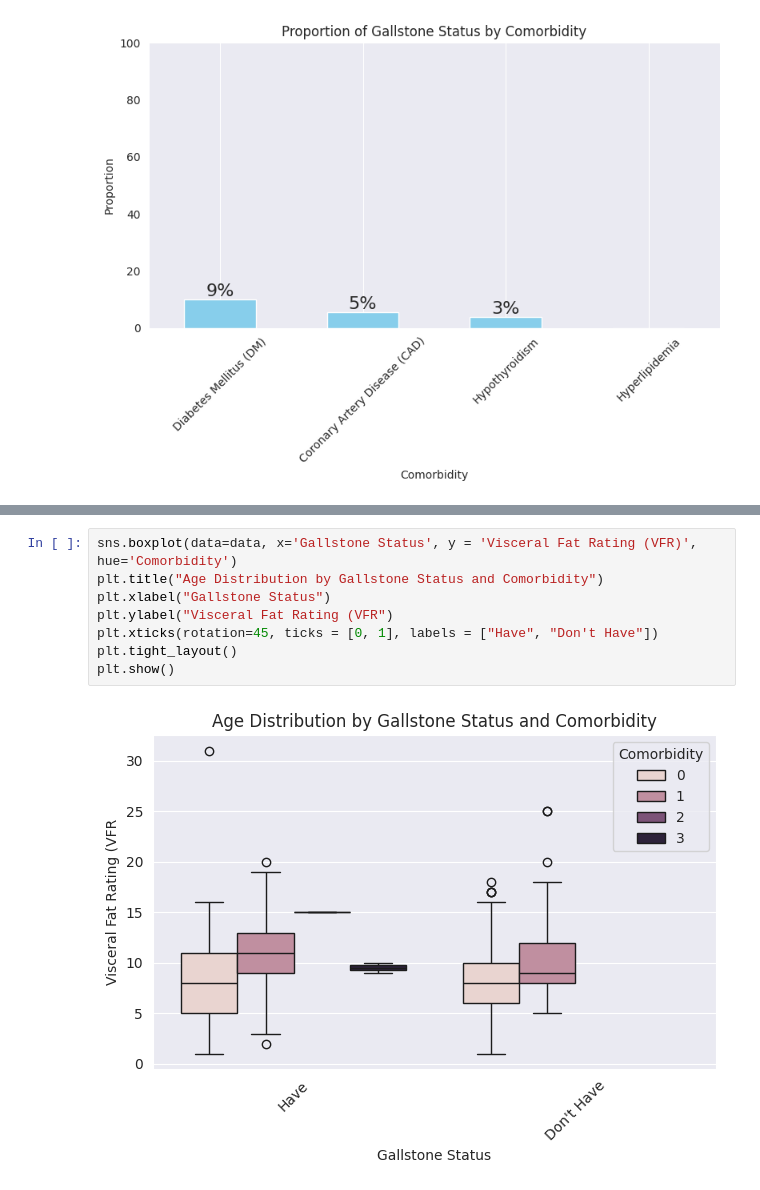
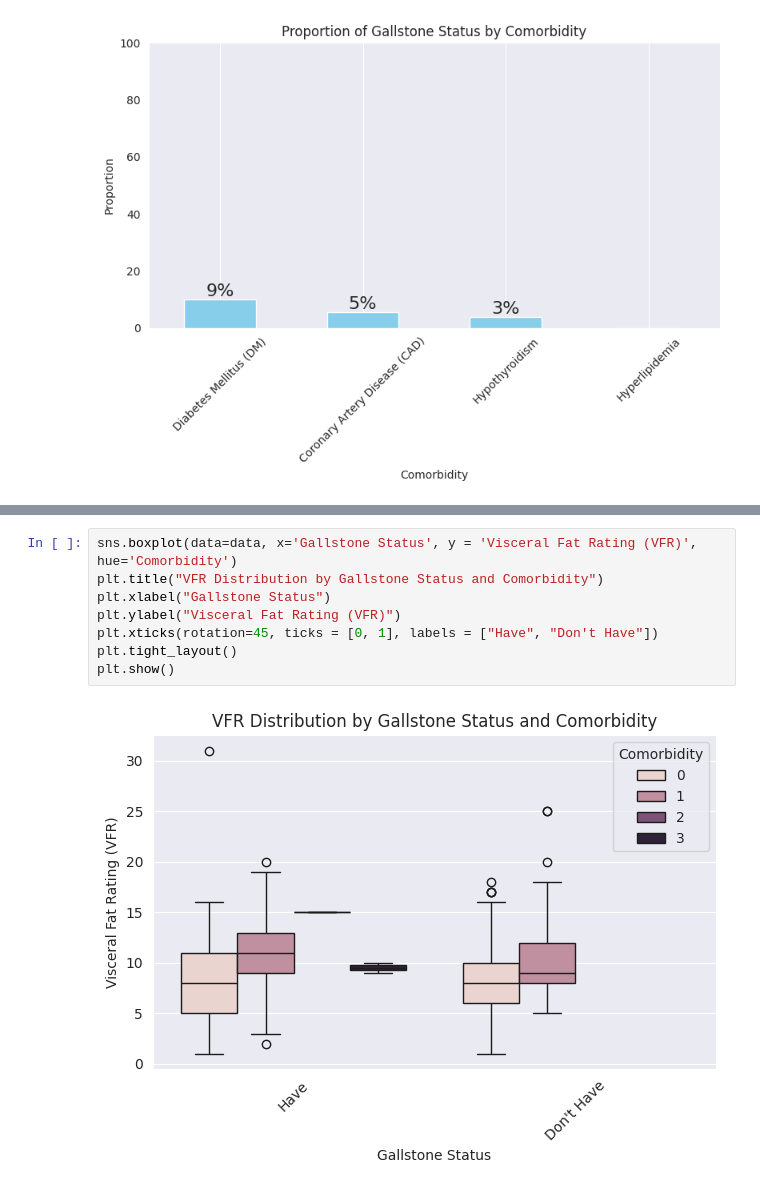
Before and after one commit to Bhawesh-Agrawal/Gallstone_Risk_Stratification, a Jupyter notebook: Notebook/EDA.ipynb, the cells around one changed output, grey strips where cells are left out. Saved outputs shown, nothing was run; the diff lists cells and outputs as text.

```diff
--- a/Notebook/EDA.ipynb
+++ b/Notebook/EDA.ipynb
@@ -252,10 +269,10 @@ plt.show()
 # %%
 sns.boxplot(data=data, x='Gallstone Status', y = 'Visceral Fat Rating (VFR)', hue='Comorbidity')
-plt.title("Age Distribution by Gallstone Status and Comorbidity")
+plt.title("VFR Distribution by Gallstone Status and Comorbidity")
 plt.xlabel("Gallstone Status")
-plt.ylabel("Visceral Fat Rating (VFR")
+plt.ylabel("Visceral Fat Rating (VFR)")
 plt.xticks(rotation=45, ticks = [0, 1], labels = ["Have", "Don't Have"])
 plt.tight_layout()
 plt.show()
 # %% [output]
-[figure, old version]
+[figure, new version]
```
Also changed, not shown: parts of 9 cells of this notebook.
